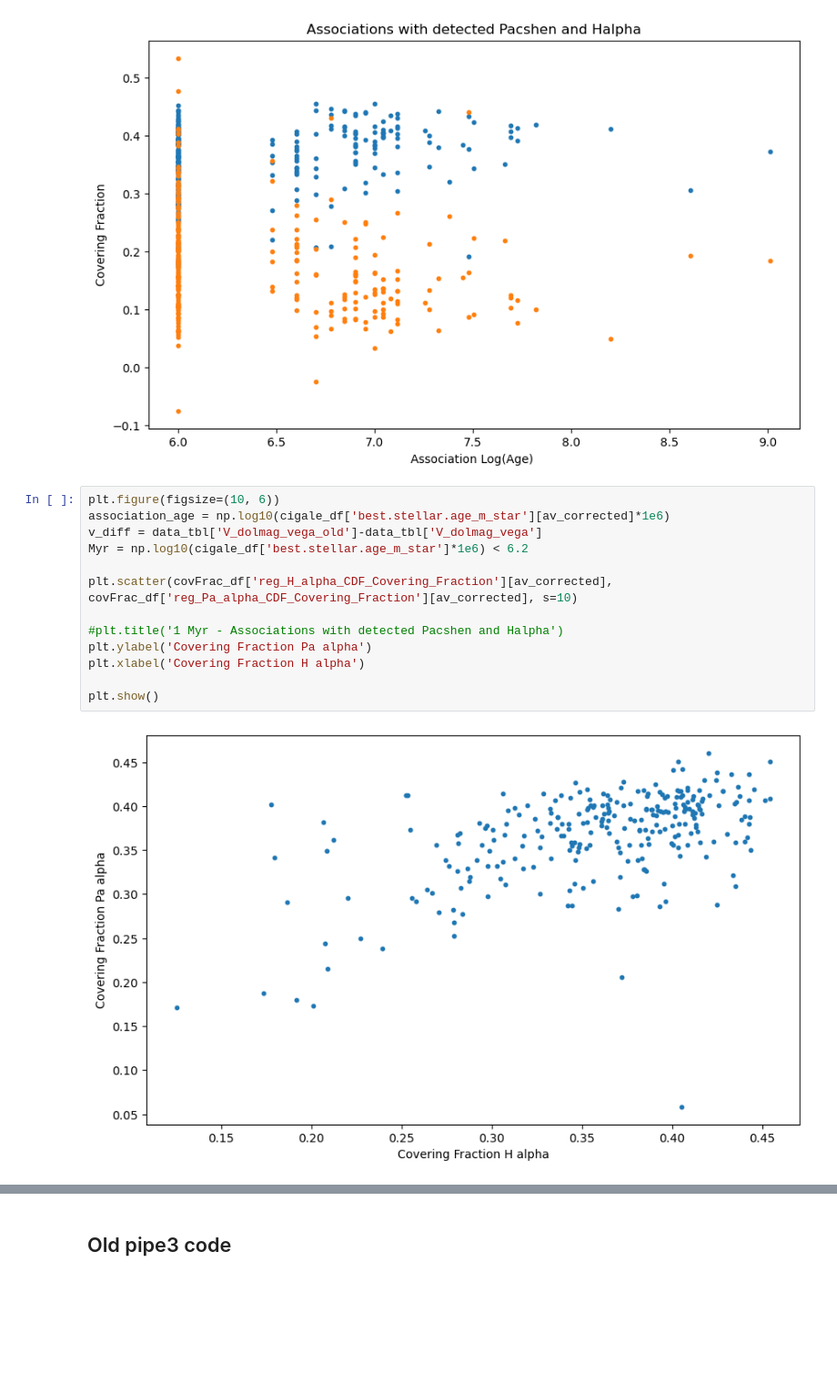
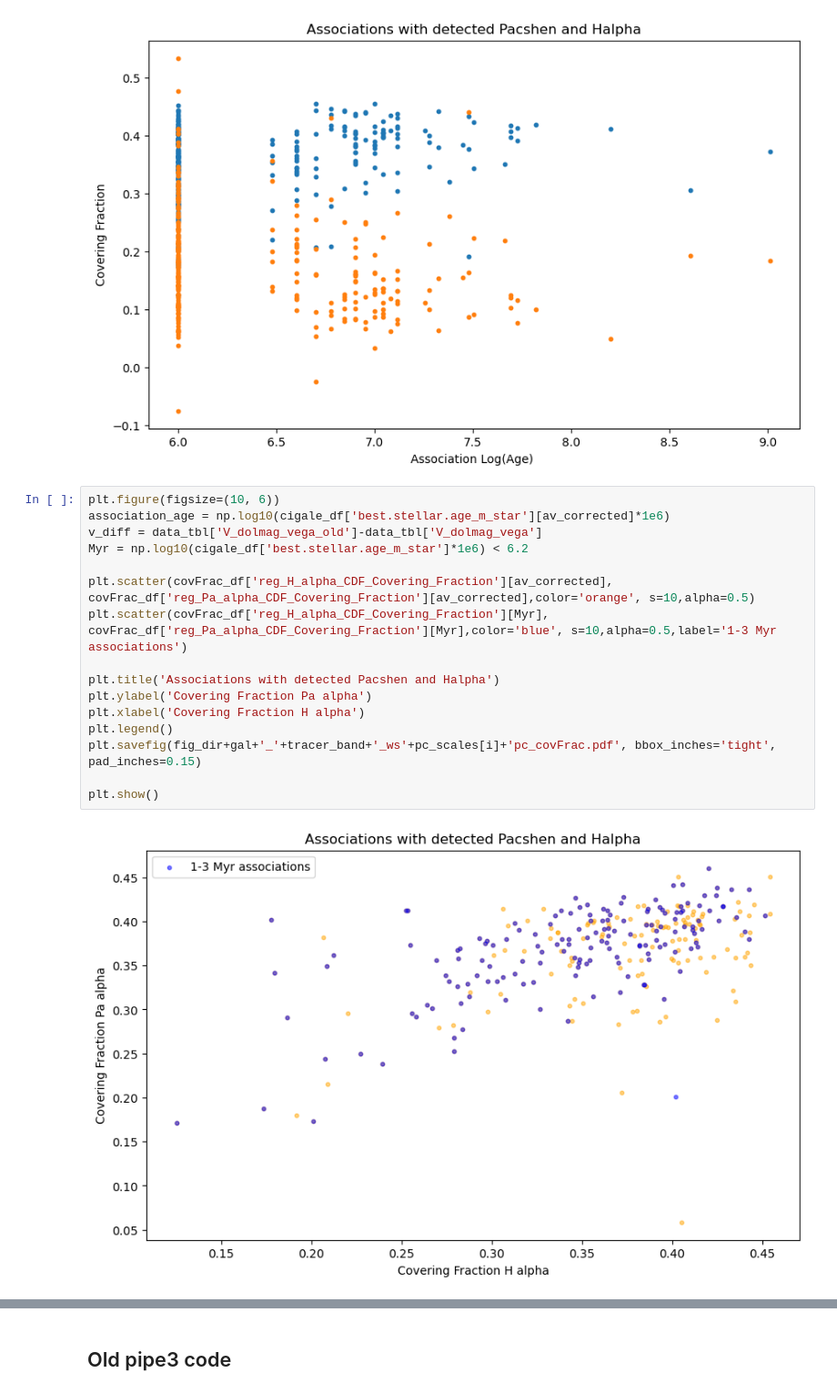
Before and after one commit to kilarson/msa, a Jupyter notebook: msa_cigale.ipynb, the cells around one changed output, grey strips where cells are left out. Shown at 91% size. Drawn from its saved outputs; the diff is of its cells as text; blank space fills up the shorter version.

```diff
--- a/msa_cigale.ipynb
+++ b/msa_cigale.ipynb
@@ -1562,15 +1798,18 @@ plt.show()
 # %%
 plt.figure(figsize=(10, 6))
 association_age = np.log10(cigale_df['best.stellar.age_m_star'][av_corrected]*1e6)
 v_diff = data_tbl['V_dolmag_vega_old']-data_tbl['V_dolmag_vega']
 Myr = np.log10(cigale_df['best.stellar.age_m_star']*1e6) < 6.2
 
-plt.scatter(covFrac_df['reg_H_alpha_CDF_Covering_Fraction'][av_corrected], covFrac_df['reg_Pa_alpha_CDF_Covering_Fraction'][av_corrected], s=10)
+plt.scatter(covFrac_df['reg_H_alpha_CDF_Covering_Fraction'][av_corrected], covFrac_df['reg_Pa_alpha_CDF_Covering_Fraction'][av_corrected],color='orange', s=10,alpha=0.5)
+plt.scatter(covFrac_df['reg_H_alpha_CDF_Covering_Fraction'][Myr], covFrac_df['reg_Pa_alpha_CDF_Covering_Fraction'][Myr],color='blue', s=10,alpha=0.5,label='1-3 Myr associations')
 
-#plt.title('1 Myr - Associations with detected Pacshen and Halpha')
+plt.title('Associations with detected Pacshen and Halpha')
 plt.ylabel('Covering Fraction Pa alpha')
 plt.xlabel('Covering Fraction H alpha')
+plt.legend()
+plt.savefig(fig_dir+gal+'_'+tracer_band+'_ws'+pc_scales[i]+'pc_covFrac.pdf', bbox_inches='tight', pad_inches=0.15)
 
 plt.show()
 # %% [output]
-[figure, old version]
+[figure, new version]
```
Also changed, not shown: parts of 14 cells of this notebook.
